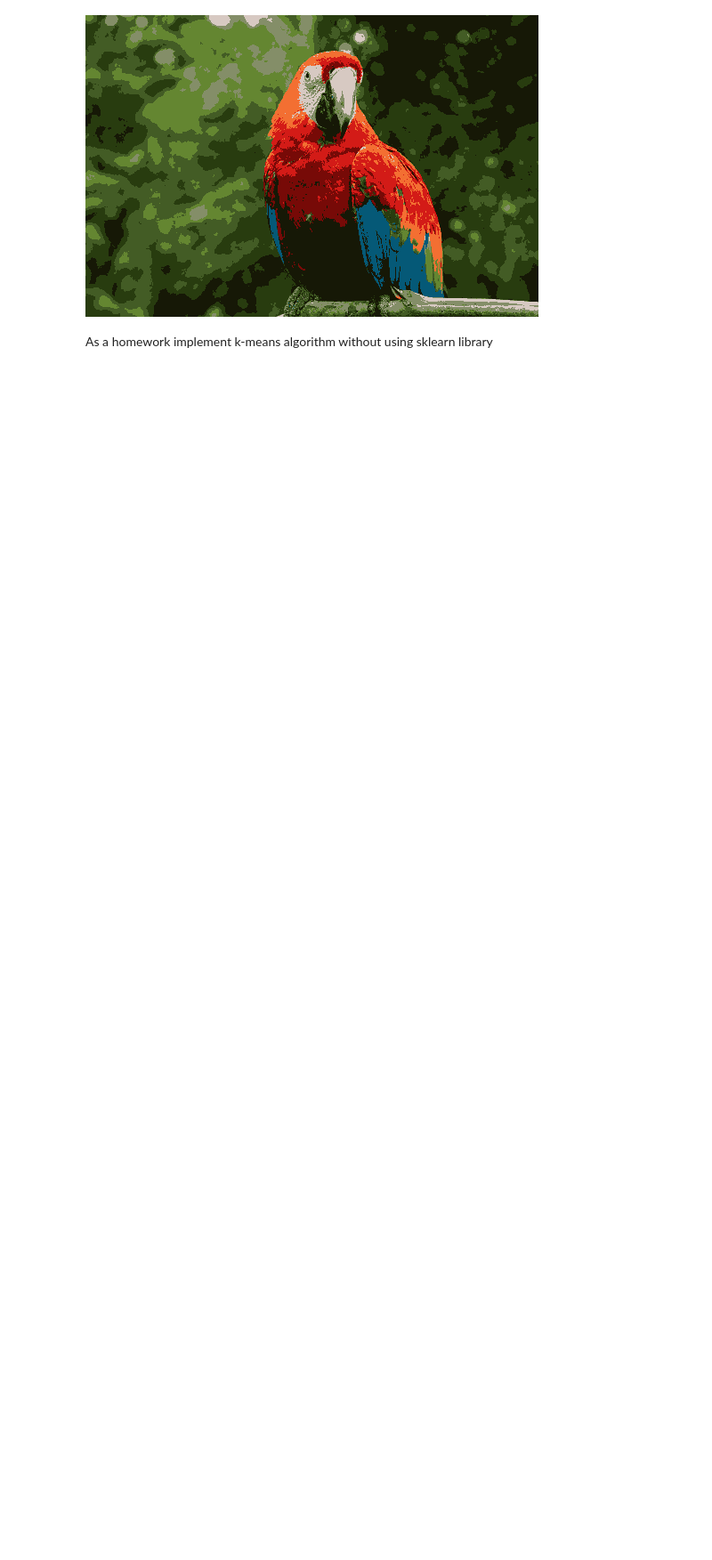
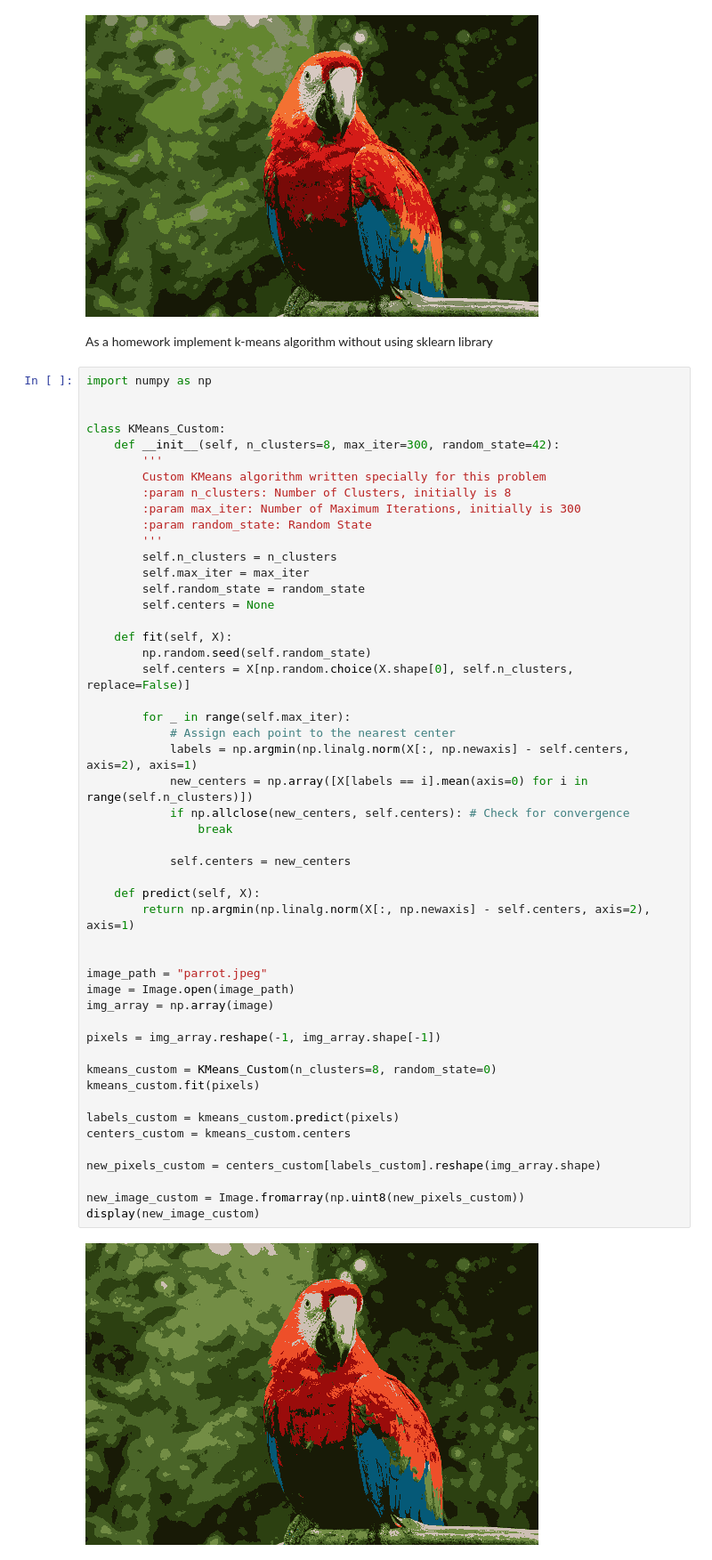
Before and after one commit to AghababyanSG/AI_YSU_2.2_homeworks, a Jupyter notebook: 3_kmeans/kmeans.ipynb, the cells around one changed output. Shown at 89% size. Drawn from its saved outputs; the diff is of its cells as text; blank space fills up the shorter version.

Commit message:
Massacred Parrot and Solved KMeans

```diff
--- a/3_kmeans/kmeans.ipynb
+++ b/3_kmeans/kmeans.ipynb
@@ -102,3 +104,55 @@ display(new_image)
 [figure]
 # %% [markdown]
 As a homework implement k-means algorithm without using sklearn library
+# %%
+import numpy as np
+
+
+class KMeans_Custom:
+    def __init__(self, n_clusters=8, max_iter=300, random_state=42):
+        '''
+        Custom KMeans algorithm written specially for this problem
+        :param n_clusters: Number of Clusters, initially is 8
+        :param max_iter: Number of Maximum Iterations, initially is 300
+        :param random_state: Random State
+        '''
+        self.n_clusters = n_clusters
+        self.max_iter = max_iter
+        self.random_state = random_state
+        self.centers = None
+
+    def fit(self, X):
+        np.random.seed(self.random_state)
+        self.centers = X[np.random.choice(X.shape[0], self.n_clusters, replace=False)]
+
+        for _ in range(self.max_iter):
+            # Assign each point to the nearest center
+            labels = np.argmin(np.linalg.norm(X[:, np.newaxis] - self.centers, axis=2), axis=1)
+            new_centers = np.array([X[labels == i].mean(axis=0) for i in range(self.n_clusters)])
+            if np.allclose(new_centers, self.centers): # Check for convergence
+                break
+
+            self.centers = new_centers
+
+    def predict(self, X):
+        return np.argmin(np.linalg.norm(X[:, np.newaxis] - self.centers, axis=2), axis=1)
+
+
+image_path = "parrot.jpeg"
+image = Image.open(image_path)
+img_array = np.array(image)
+
+pixels = img_array.reshape(-1, img_array.shape[-1])
+
+kmeans_custom = KMeans_Custom(n_clusters=8, random_state=0)
+kmeans_custom.fit(pixels)
+
+labels_custom = kmeans_custom.predict(pixels)
+centers_custom = kmeans_custom.centers
+
+new_pixels_custom = centers_custom[labels_custom].reshape(img_array.shape)
+
+new_image_custom = Image.fromarray(np.uint8(new_pixels_custom))
+display(new_image_custom)
+# %% [output]
+[figure, added]
```
Also changed, not shown: parts of 8 cells of this notebook, 1 other file.
